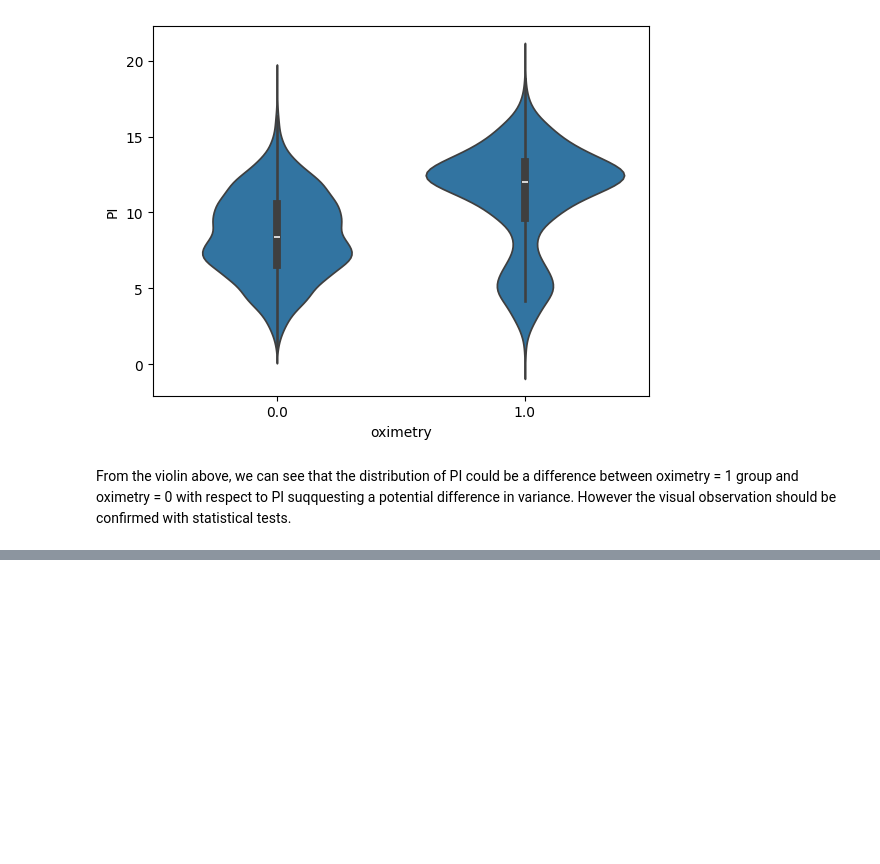
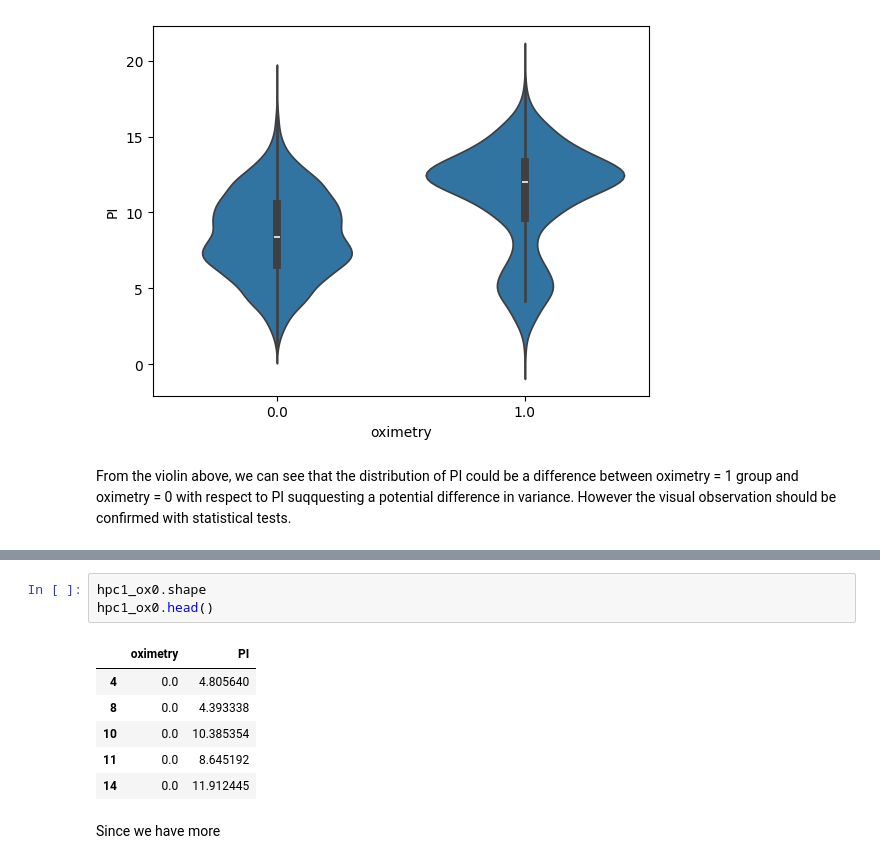
Before and after one commit to Michzru/Critical-oxygen-saturation-estimation, a Jupyter notebook: phase_1.ipynb, the cells around one changed output, grey strips where cells are left out. Saved outputs shown, nothing was run; the diff lists cells and outputs as text; blank space fills up the shorter version.

```diff
--- a/phase_1.ipynb
+++ b/phase_1.ipynb
@@ -1305,0 +1227,12 @@ NameError: name 'hpc1' is not defined
+# %%
+hpc1_ox0.shape
+hpc1_ox0.head()
+# %% [output]
+|  | oximetry | PI |
+| 4 | 0.0 | 4.805640 |
+| 8 | 0.0 | 4.393338 |
+| 10 | 0.0 | 10.385354 |
+| 11 | 0.0 | 8.645192 |
+| 14 | 0.0 | 11.912445 |
+# %% [markdown]
+Since we have more
```
Also changed, not shown: parts of 15 cells of this notebook.
